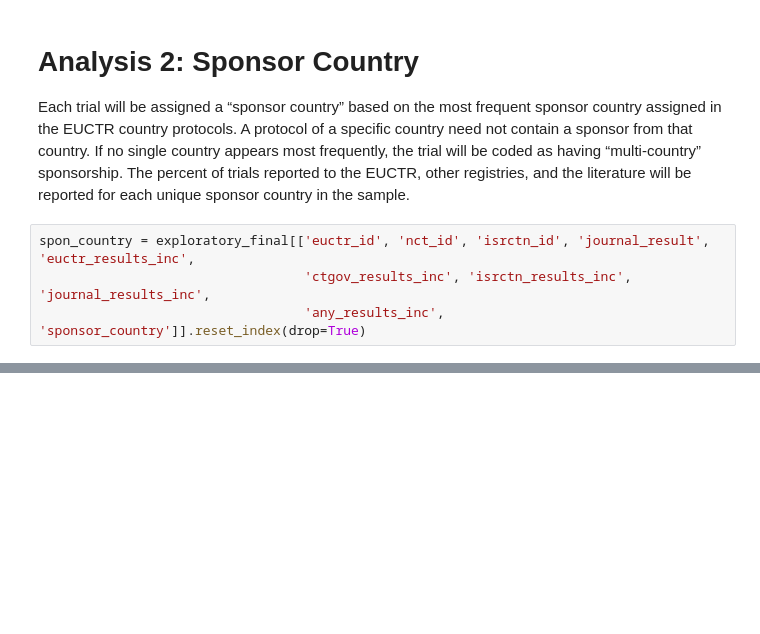
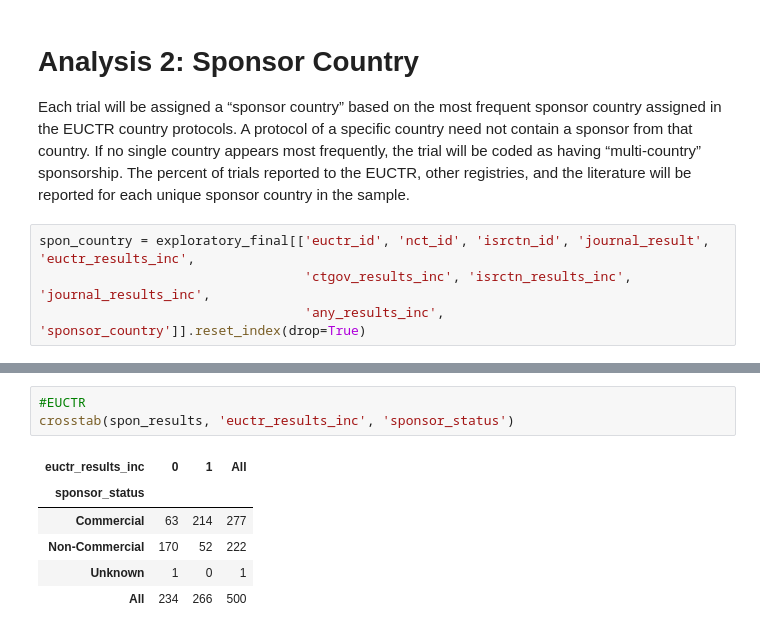
Before and after one commit to ebmdatalab/euctr_pub_search, a Jupyter notebook: notebooks/Anlysis.ipynb, the cells around one changed output, grey strips where cells are left out. Drawn from its saved outputs; the diff is of its cells as text; blank space fills up the shorter version.

```diff
--- a/notebooks/Anlysis.ipynb
+++ b/notebooks/Anlysis.ipynb
@@ -800,0 +1458,10 @@ any_reporting.sort_values(by='all', ascending=False)
+# %%
+#EUCTR
+crosstab(spon_results, 'euctr_results_inc', 'sponsor_status')
+# %% [output]
+| euctr_results_inc | 0 | 1 | All |
+| sponsor_status |  |  |  |
+| Commercial | 63 | 214 | 277 |
+| Non-Commercial | 170 | 52 | 222 |
+| Unknown | 1 | 0 | 1 |
+| All | 234 | 266 | 500 |
```
Also changed, not shown: parts of 184 cells of this notebook, 7 other files.
